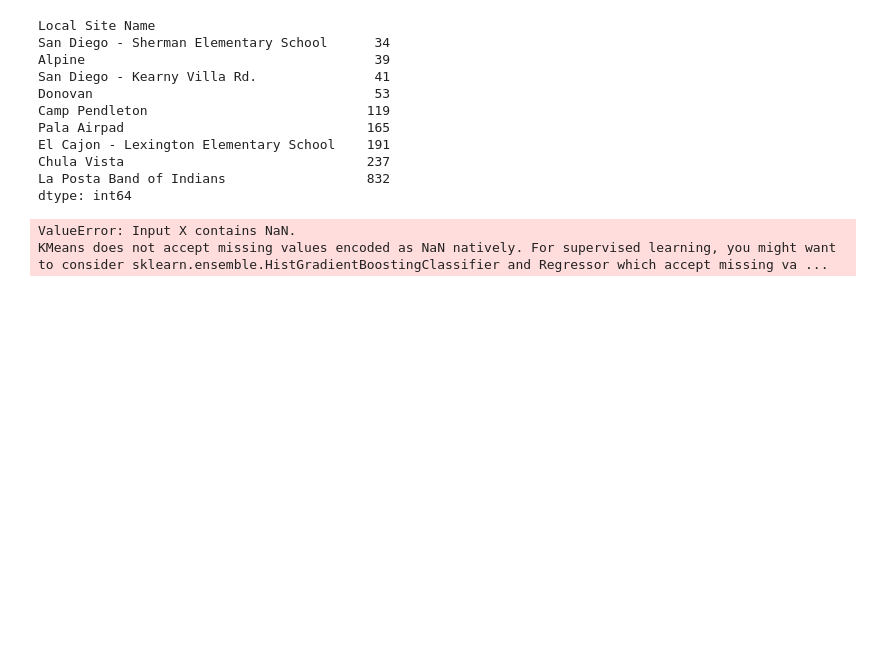
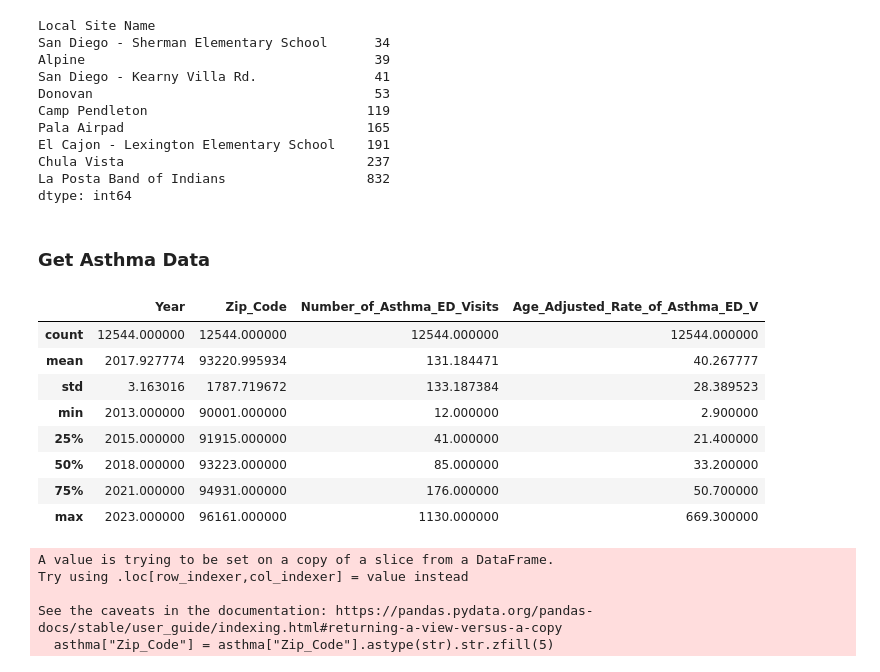
Before and after one commit to ikrvb1/Bridging-Air-Quality-and-Public-Health-in-San-Diego---DSC190, a Jupyter notebook: aqi_regression.ipynb, the cells around one changed output. Cells and saved outputs as stored; diff of their text form; code cells hidden in the pictures; blank space fills up the shorter version.

```diff
--- a/aqi_regression.ipynb
+++ b/aqi_regression.ipynb
@@ -257,9 +261,19 @@ dtype: int64
 # %%
 monthly = pivot.resample('M').mean()
 monthly = monthly.drop(columns=['County Mean AQI'])
+# %% [markdown]
+### Get Asthma Data
 # %%
-kmeans = KMeans(n_clusters=2)
-labels = kmeans.fit_predict(monthly.T)
+asthma = pd.read_csv('data/asthma.csv')
-# %% [output]
-ValueError: Input X contains NaN.
-KMeans does not accept missing values encoded as NaN natively. For supervised learning, you might want to consider sklearn.ensemble.HistGradientBoostingClassifier and Regressor which accept missing va ...
+# %%
+asthma.describe()
+# %% [output]
+|  | Year | Zip_Code | Number_of_Asthma_ED_Visits | Age_Adjusted_Rate_of_Asthma_ED_V |
+| count | 12544.000000 | 12544.000000 | 12544.000000 | 12544.000000 |
+| mean | 2017.927774 | 93220.995934 | 131.184471 | 40.267777 |
+| std | 3.163016 | 1787.719672 | 133.187384 | 28.389523 |
+| min | 2013.000000 | 90001.000000 | 12.000000 | 2.900000 |
+| 25% | 2015.000000 | 91915.000000 | 41.000000 | 21.400000 |
+| 50% | 2018.000000 | 93223.000000 | 85.000000 | 33.200000 |
+| 75% | 2021.000000 | 94931.000000 | 176.000000 | 50.700000 |
+| max | 2023.000000 | 96161.000000 | 1130.000000 | 669.300000 |
@@ -265,0 +282,8 @@ KMeans does not accept missing values encoded as NaN natively. For supervised le
+# %%
+asthma["Zip_Code"] = asthma["Zip_Code"].astype(str).str.zfill(5)
+# %% [output]
+A value is trying to be set on a copy of a slice from a DataFrame.
+Try using .loc[row_indexer,col_indexer] = value instead
+
+See the caveats in the documentation: https://pandas.pydata.org/pandas-docs/stable/user_guide/indexing.html#returning-a-view-versus-a-copy
+  asthma["Zip_Code"] = asthma["Zip_Code"].astype(str).str.zfill(5)
```
Also changed, not shown: parts of 9 cells of this notebook, 2 other files.
